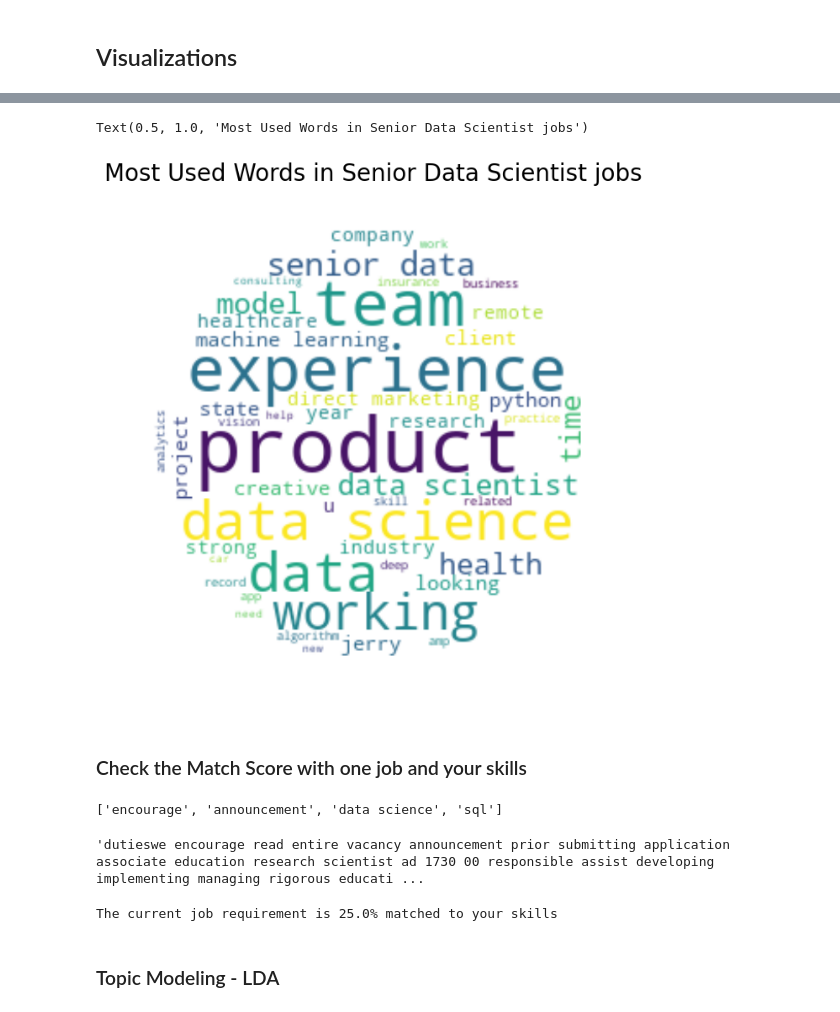
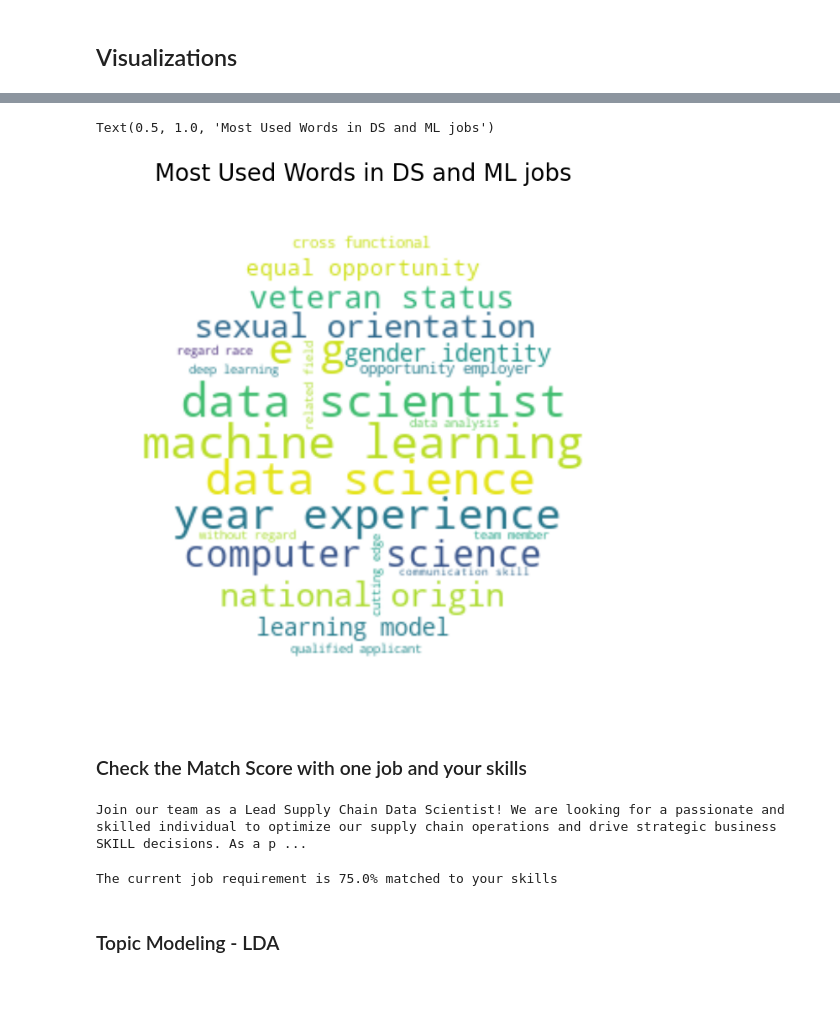
Before and after one commit to lucasvascrocha/LinkedIn-scrap, a Jupyter notebook: google_cloud/analysis.ipynb, the cells around one changed output, grey strips where cells are left out. Cells and saved outputs as stored; diff of their text form; code cells hidden in the pictures.

Commit message:
EDA off two months of data collected

```diff
--- a/google_cloud/analysis.ipynb
+++ b/google_cloud/analysis.ipynb
@@ -611,27 +647,0 @@ fig.show()
-# %%
-Job_Category ='ALL'
-
-Total_skills = []
-if Job_Category != "ALL":
-    fltr = data[data["title"] == Job_Category]["skills"]
-    for x in fltr:
-        for i in x:
-            Total_skills.append(i)
-else:
-    fltr = data["skills"]
-    for x in fltr:
-        for i in x:
-            Total_skills.append(i)
-
-fig = px.histogram(
-    x=Total_skills,
-    labels={"x": "Skills"},
-    title=f"{Job_Category} Distribution of Skills",
-).update_xaxes(categoryorder="total descending")
-fig.update_layout(
-    autosize=False,
-    width=20*100,
-    height=10*70,
-    xaxis_tickangle=45
-)
-fig.show()
@@ -637,0 +683,11 @@ fig.show()
+# %%
+#Filter to get only ML and DS name titles
+key_word_ml = 'learning'
+key_word_ds = 'scientist'
+
+#check if a column contain a word
+ml_patern = re.compile(rf'\b{re.escape(key_word_ml)}\b', flags=re.IGNORECASE)
+ds_patern = re.compile(rf'\b{re.escape(key_word_ds)}\b', flags=re.IGNORECASE)
+
+df_target = data.loc[(data['title'].str.contains(ds_patern)) | (data['title'].str.contains(ml_patern))]
+df_target
@@ -669,42 +810,32 @@ array(['Associate Education Research Scientist, AD-1730-00, (Term NTE 3 Years) (
 # %%
-Job_Category ='Senior Data Scientist'
-
 text = ""
-for i in data[data["title"] == Job_Category]["clean_description"].values:
+#for i in data[data["title"] == Job_Category]["clean_description"].values:
+for i in df_target["clean_description"].values:
     text += i + " "
 
 plt.figure(figsize=(8, 8))
 
 x, y = np.ogrid[:300, :300]
 
 mask = (x - 150) ** 2 + (y - 150) ** 2 > 130 ** 2
 mask = 255 * mask.astype(int)
 
 wc = WordCloud(
     width=800,
     height=800,
     background_color="white",
     min_font_size=6,
     repeat=True,
     mask=mask,
 )
 wc.generate(text)
 
 plt.axis("off")
 plt.imshow(wc, interpolation="bilinear")
-plt.title(f"Most Used Words in {Job_Category} jobs", fontsize=20)
+plt.title(f"Most Used Words in DS and ML jobs", fontsize=20)
 # %% [output]
-Text(0.5, 1.0, 'Most Used Words in Senior Data Scientist jobs')
+Text(0.5, 1.0, 'Most Used Words in DS and ML jobs')
-[figure, old version]
+[figure, new version]
 # %% [markdown]
 ### Check the Match Score with one job and your skills
-# %%
-lowercase_list = [item.lower() for item in input_skills]
-lowercase_list
-# %% [output]
-['encourage', 'announcement', 'data science', 'sql']
-# %%
-data.iloc[0]['clean_description']
-# %% [output]
-'dutieswe encourage read entire vacancy announcement prior submitting application associate education research scientist ad 1730 00 responsible assist developing implementing managing rigorous educati ...
 # %%
@@ -712,6 +843,11 @@ input_job = data.iloc[0]['clean_description']
+# %%
+sent = nlp(data["description"].iloc[-2])
+displacy.render(sent, style="ent", jupyter=True)
+# %% [output]
+Join our team as a Lead Supply Chain Data Scientist! We are looking for a passionate and skilled individual to optimize our supply chain operations and drive strategic business SKILL decisions. As a p ...
 # %%
-req_skills = ['publishing', 'Certificate', 'data science', 'sql']
-resume_skills = unique_skills(get_skills(input_job))
+req_skills = ['data science', 'engineering', 'python', 'gcp']
+resume_skills = unique_skills(get_skill(input_job))
 score = 0
 for x in req_skills:
     if x in resume_skills:
@@ -721,7 +857,7 @@ match = round(score / req_skills_len * 100, 1)
 
 print(f"The current job requirement is {match}% matched to your skills")
 # %% [output]
-The current job requirement is 25.0% matched to your skills
+The current job requirement is 75.0% matched to your skills
 # %% [markdown]
 ### Topic Modeling - LDA
 # %%
```
Also changed, not shown: parts of 49 cells of this notebook, 1 other file.
